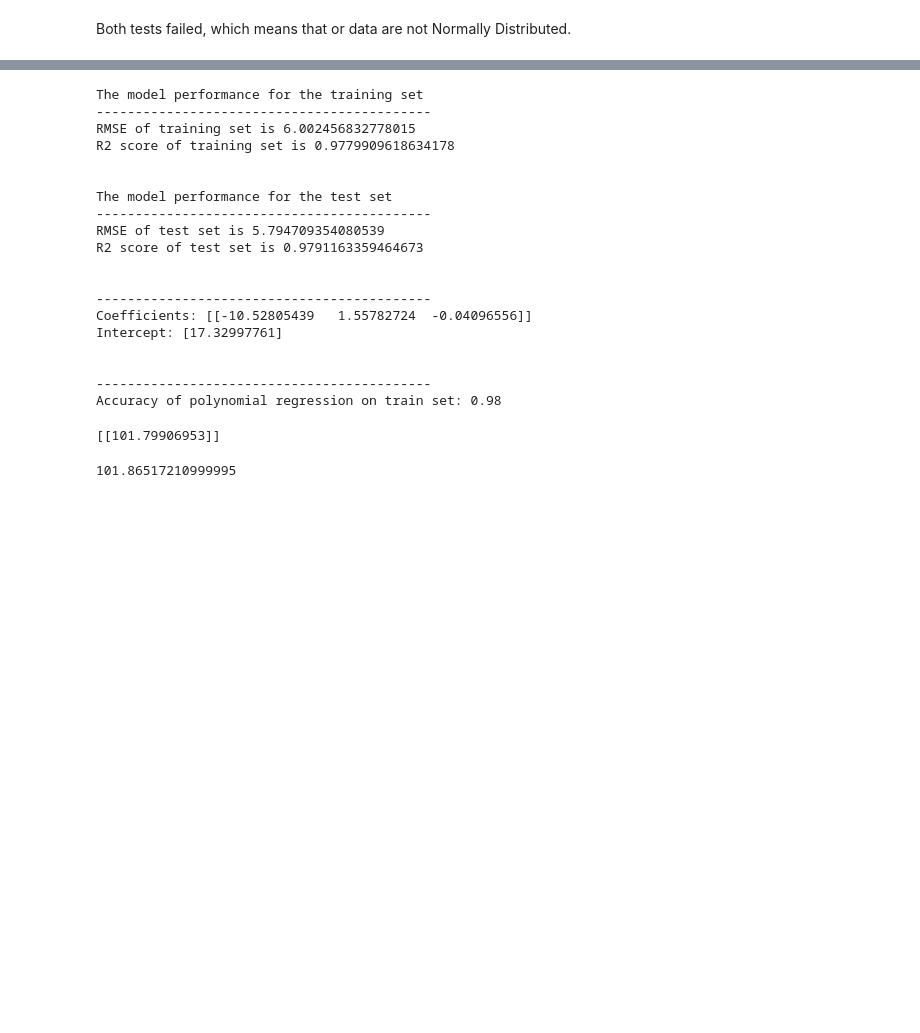
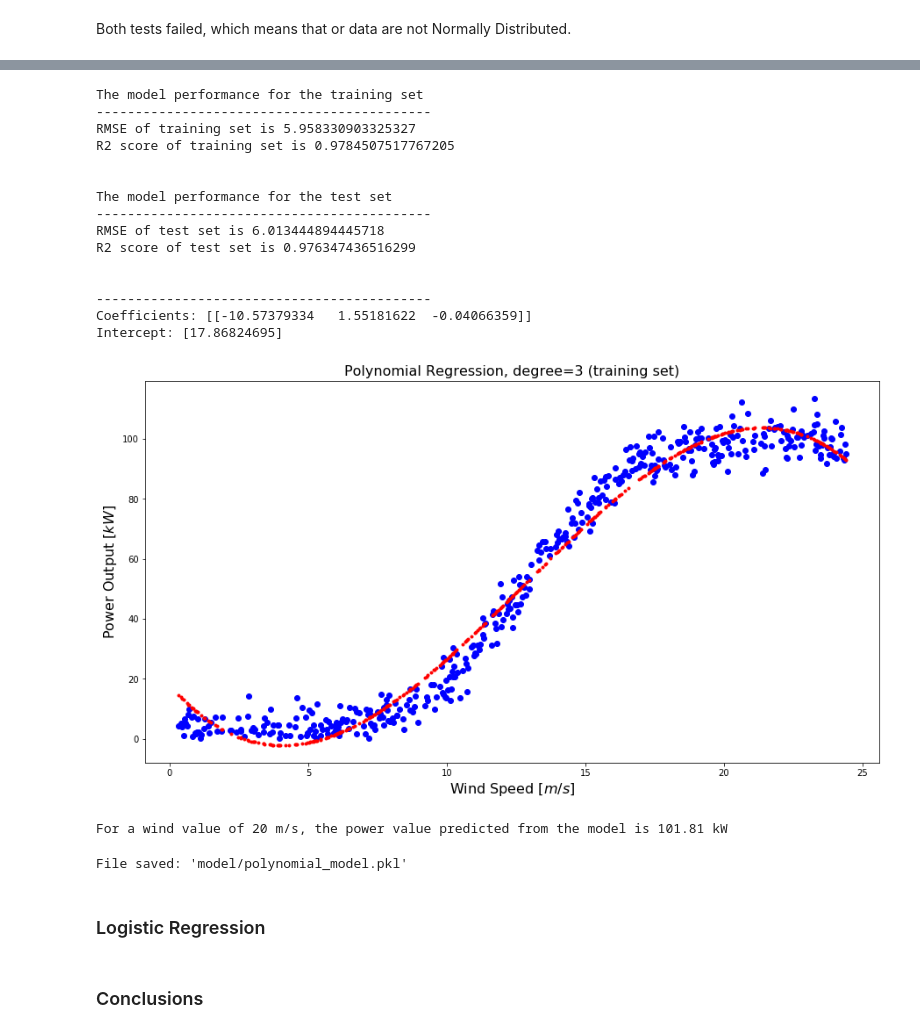
Before and after one commit to Slawak1/MLS-Project-2020, a Jupyter notebook: MLS_Project_2020.ipynb, the cells around one changed output, grey strips where cells are left out. Saved outputs shown, nothing was run; the diff lists cells and outputs as text; code cells hidden in the pictures; blank space fills up the shorter version.

```diff
--- a/MLS_Project_2020.ipynb
+++ b/MLS_Project_2020.ipynb
@@ -393,4 +409,5 @@ Accuracy of logistic regression classifier on test set: 0.89
 # %%
+# Code adapted from:
 # https://towardsdatascience.com/polynomial-regression-bbe8b9d97491
 
 
@@ -400,19 +417,16 @@ y = df_clean["power"].values.reshape(-1,1)
 
 
 # splitting data
-X_train, X_test, y_train, y_test = train_test_split(X,y, test_size = 0.2)
+X_train, X_test, y_train, y_test = train_test_split(X,y, test_size = 0.2,random_state=1)
 
-#
+# To convert the original features into their higher order terms we will use
+# the PolynomialFeatures class provided by scikit-learn.
 polynomial_features= PolynomialFeatures(degree=3,include_bias=False)
-
-#
 X_train_poly = polynomial_features.fit_transform(X_train)
 
 
 # fit the transformed features to Linear Regression
 poly_model = linear_model.LinearRegression()
-
-
 poly_model.fit(X_train_poly, y_train)
 
 # predicting on training data-set
@@ -446,28 +460,19 @@ print("\n")
 print("-------------------------------------------")
 print(f"Coefficients: {poly_model.coef_}" )
 print(f'Intercept: {poly_model.intercept_}')
-print("\n")
-
-print("-------------------------------------------")
-
-print('Accuracy of polynomial regression on train set: {:.2f}'.format(poly_model.score(X_train_poly, y_train)))
 # %% [output]
 The model performance for the training set
 -------------------------------------------
-RMSE of training set is 6.002456832778015
-R2 score of training set is 0.9779909618634178
+RMSE of training set is 5.958330903325327
+R2 score of training set is 0.9784507517767205
 
 
 The model performance for the test set
 -------------------------------------------
-RMSE of test set is 5.794709354080539
-R2 score of test set is 0.9791163359464673
+RMSE of test set is 6.013444894445718
+R2 score of test set is 0.976347436516299
 
 
 -------------------------------------------
-Coefficients: [[-10.52805439   1.55782724  -0.04096556]]
-Intercept: [17.32997761]
-
-
--------------------------------------------
-Accuracy of polynomial regression on train set: 0.98
+Coefficients: [[-10.57379334   1.55181622  -0.04066359]]
+Intercept: [17.86824695]
@@ -476,19 +479,34 @@ Accuracy of polynomial regression on train set: 0.98
+# %%
+# Visualizing the Polynomial Regression model
+
+plt.figure(figsize=(15,8))
+plt.scatter(X, y, color='blue', label= "training data")
+plt.plot(X_train, poly_model.predict(X_train_poly), "r.", label='Polynomial ')
+plt.title('Polynomial Regression, degree=3 (training set)',fontsize=16)
+plt.xlabel('Wind Speed $[m/s]$',fontsize=16)
+plt.ylabel('Power Output $[kW]$',fontsize=16)
+plt.show()
+# %% [output]
+[figure, added]
 # %%
-# Predict power
+# Prediction
 speed = 20
-power = poly_model.predict([[speed, speed ** 2, speed ** 3]])
-print(power)
+power = poly_model.predict([[speed, speed ** 2, speed ** 3]])[0][0]
+
+print(f"For a wind value of {wind} m/s, the power value predicted from the model is {power:.2f} kW")
 # %% [output]
-[[101.79906953]]
+For a wind value of 20 m/s, the power value predicted from the model is 101.81 kW
-# %%
-speed = 20
-power = 16.85808051+(-10.34331922)*speed+1.54023129*(speed**2)+(-0.04052738)*(speed**3)
-
-print(power)
-# %% [output]
-101.86517210999995
 # %%
-#joblib.dump(poly_model, "model/polynomial_model.pkl")
+# saving linear regression model as .pkl file [8]
+
+# joblib.dump(poly_model, "model/polynomial_model.pkl")
+print("File saved: 'model/polynomial_model.pkl'")
+# %% [output]
+File saved: 'model/polynomial_model.pkl'
+# %% [markdown]
+### Logistic Regression
+# %% [markdown]
+### Conclusions
 # %% [markdown]
 ### RE
 
```
Also changed, not shown: parts of 17 cells of this notebook, 8 other files.
